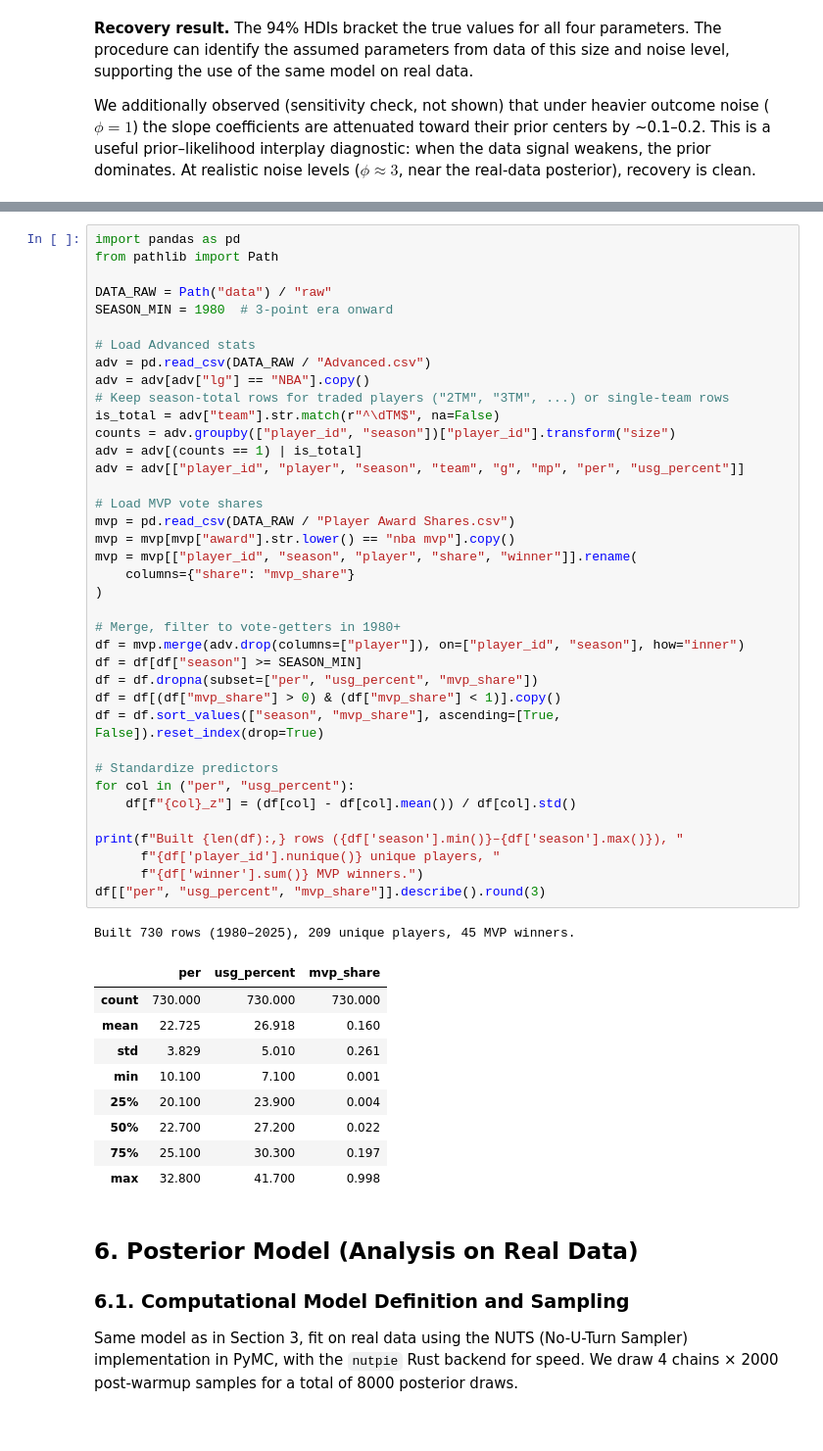
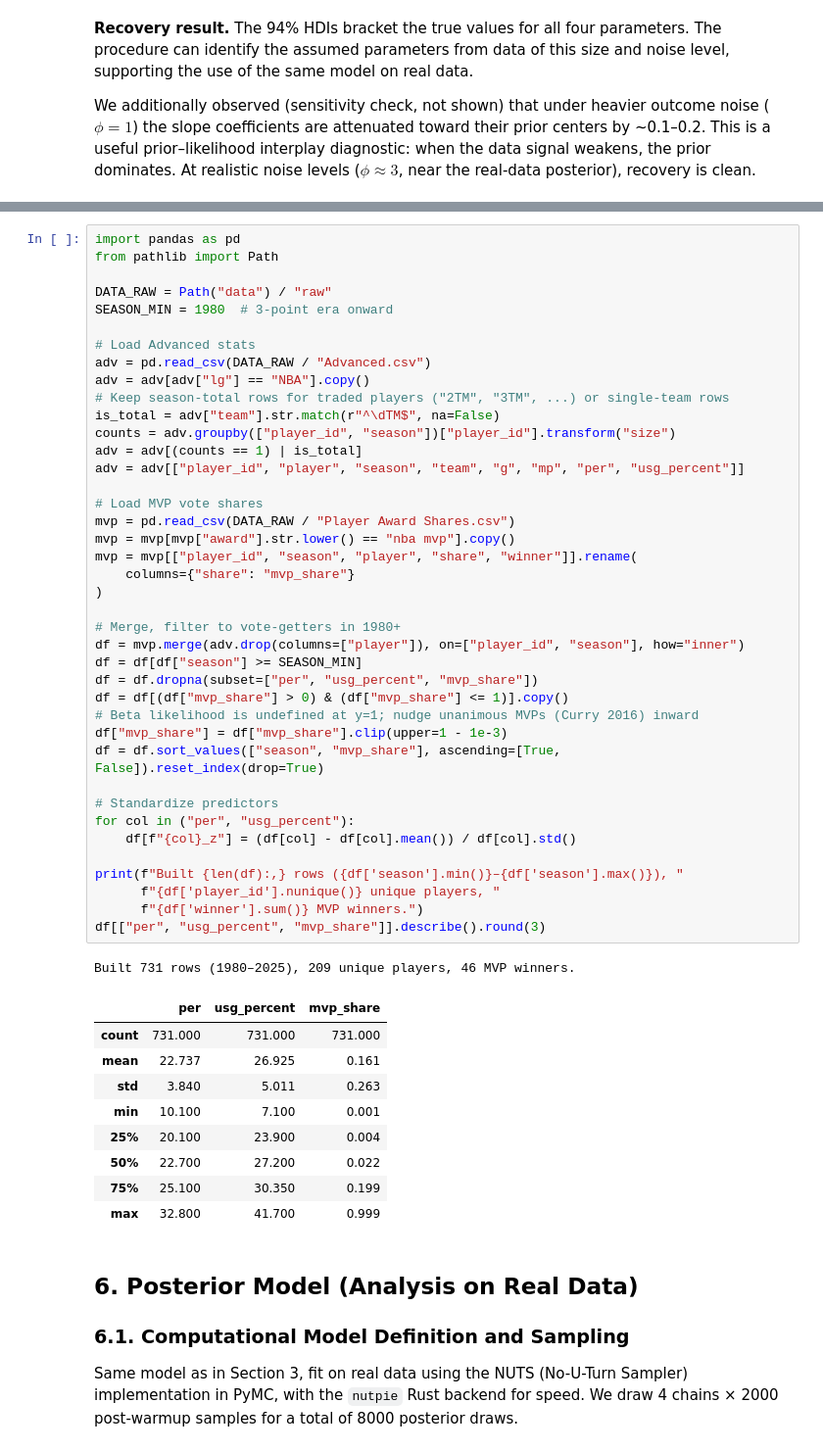
Before and after one commit to tsong28/nba-mvp-analysis, a Jupyter notebook: submission.ipynb, the cells around one changed output, grey strips where cells are left out. Shown at 98% size. Drawn from its saved outputs; the diff is of its cells as text.

```diff
--- a/submission.ipynb
+++ b/submission.ipynb
@@ -173,43 +175,45 @@ adv = pd.read_csv(DATA_RAW / "Advanced.csv")
 adv = adv[adv["lg"] == "NBA"].copy()
 # Keep season-total rows for traded players ("2TM", "3TM", ...) or single-team rows
 is_total = adv["team"].str.match(r"^\dTM$", na=False)
 counts = adv.groupby(["player_id", "season"])["player_id"].transform("size")
 adv = adv[(counts == 1) | is_total]
 adv = adv[["player_id", "player", "season", "team", "g", "mp", "per", "usg_percent"]]
 
 # Load MVP vote shares
 mvp = pd.read_csv(DATA_RAW / "Player Award Shares.csv")
 mvp = mvp[mvp["award"].str.lower() == "nba mvp"].copy()
 mvp = mvp[["player_id", "season", "player", "share", "winner"]].rename(
     columns={"share": "mvp_share"}
 )
 
 # Merge, filter to vote-getters in 1980+
 df = mvp.merge(adv.drop(columns=["player"]), on=["player_id", "season"], how="inner")
 df = df[df["season"] >= SEASON_MIN]
 df = df.dropna(subset=["per", "usg_percent", "mvp_share"])
-df = df[(df["mvp_share"] > 0) & (df["mvp_share"] < 1)].copy()
+df = df[(df["mvp_share"] > 0) & (df["mvp_share"] <= 1)].copy()
+# Beta likelihood is undefined at y=1; nudge unanimous MVPs (Curry 2016) inward
+df["mvp_share"] = df["mvp_share"].clip(upper=1 - 1e-3)
 df = df.sort_values(["season", "mvp_share"], ascending=[True, False]).reset_index(drop=True)
 
 # Standardize predictors
 for col in ("per", "usg_percent"):
     df[f"{col}_z"] = (df[col] - df[col].mean()) / df[col].std()
 
 print(f"Built {len(df):,} rows ({df['season'].min()}–{df['season'].max()}), "
       f"{df['player_id'].nunique()} unique players, "
       f"{df['winner'].sum()} MVP winners.")
 df[["per", "usg_percent", "mvp_share"]].describe().round(3)
 # %% [output]
-Built 730 rows (1980–2025), 209 unique players, 45 MVP winners.
+Built 731 rows (1980–2025), 209 unique players, 46 MVP winners.
 |  | per | usg_percent | mvp_share |
-| count | 730.000 | 730.000 | 730.000 |
-| mean | 22.725 | 26.918 | 0.160 |
-| std | 3.829 | 5.010 | 0.261 |
+| count | 731.000 | 731.000 | 731.000 |
+| mean | 22.737 | 26.925 | 0.161 |
+| std | 3.840 | 5.011 | 0.263 |
 | min | 10.100 | 7.100 | 0.001 |
 | 25% | 20.100 | 23.900 | 0.004 |
 | 50% | 22.700 | 27.200 | 0.022 |
-| 75% | 25.100 | 30.300 | 0.197 |
-| max | 32.800 | 41.700 | 0.998 |
+| 75% | 25.100 | 30.350 | 0.199 |
+| max | 32.800 | 41.700 | 0.999 |
 # %% [markdown]
 ## 6. Posterior Model (Analysis on Real Data)
 
```
Also changed, not shown: parts of 5 cells of this notebook, 1 other file.
